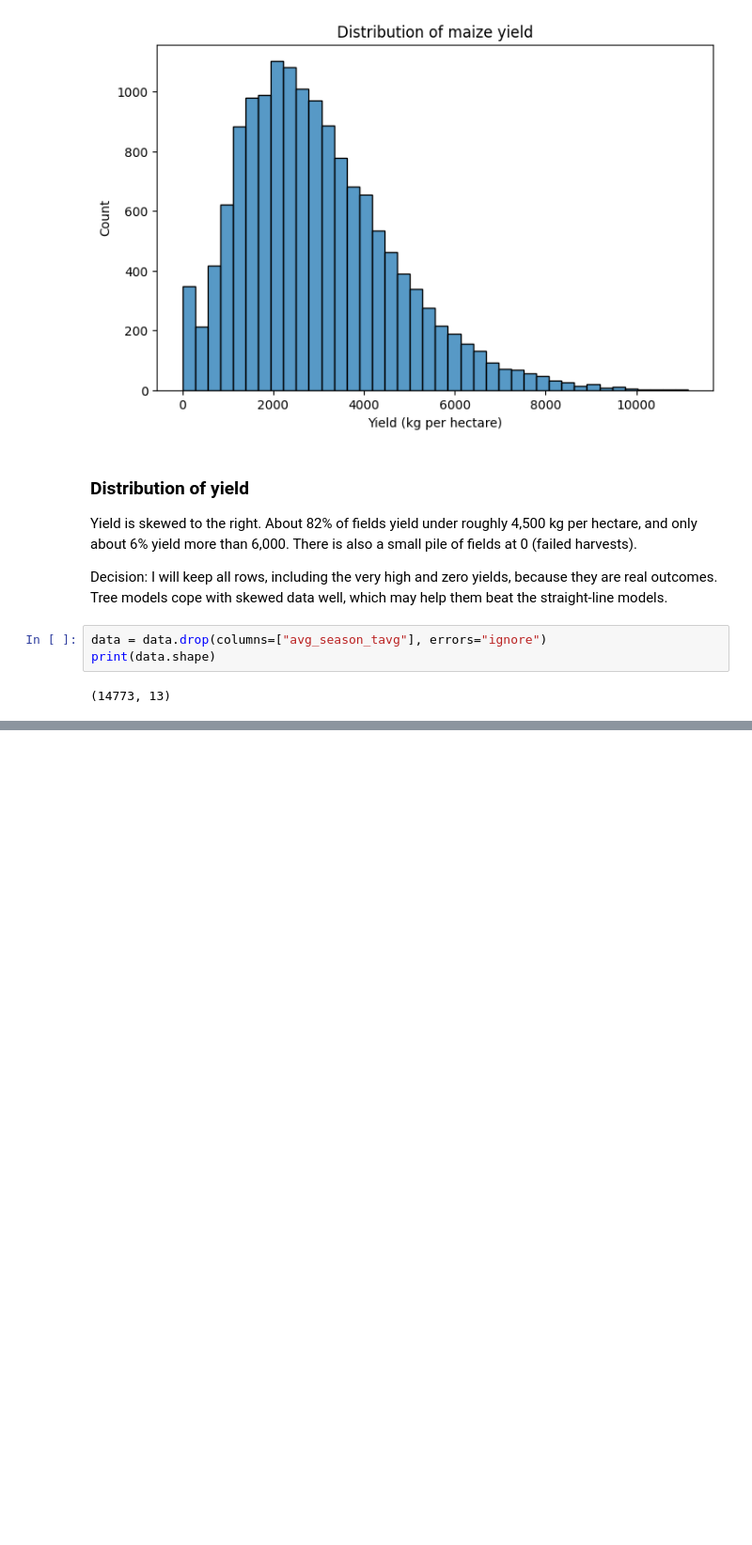
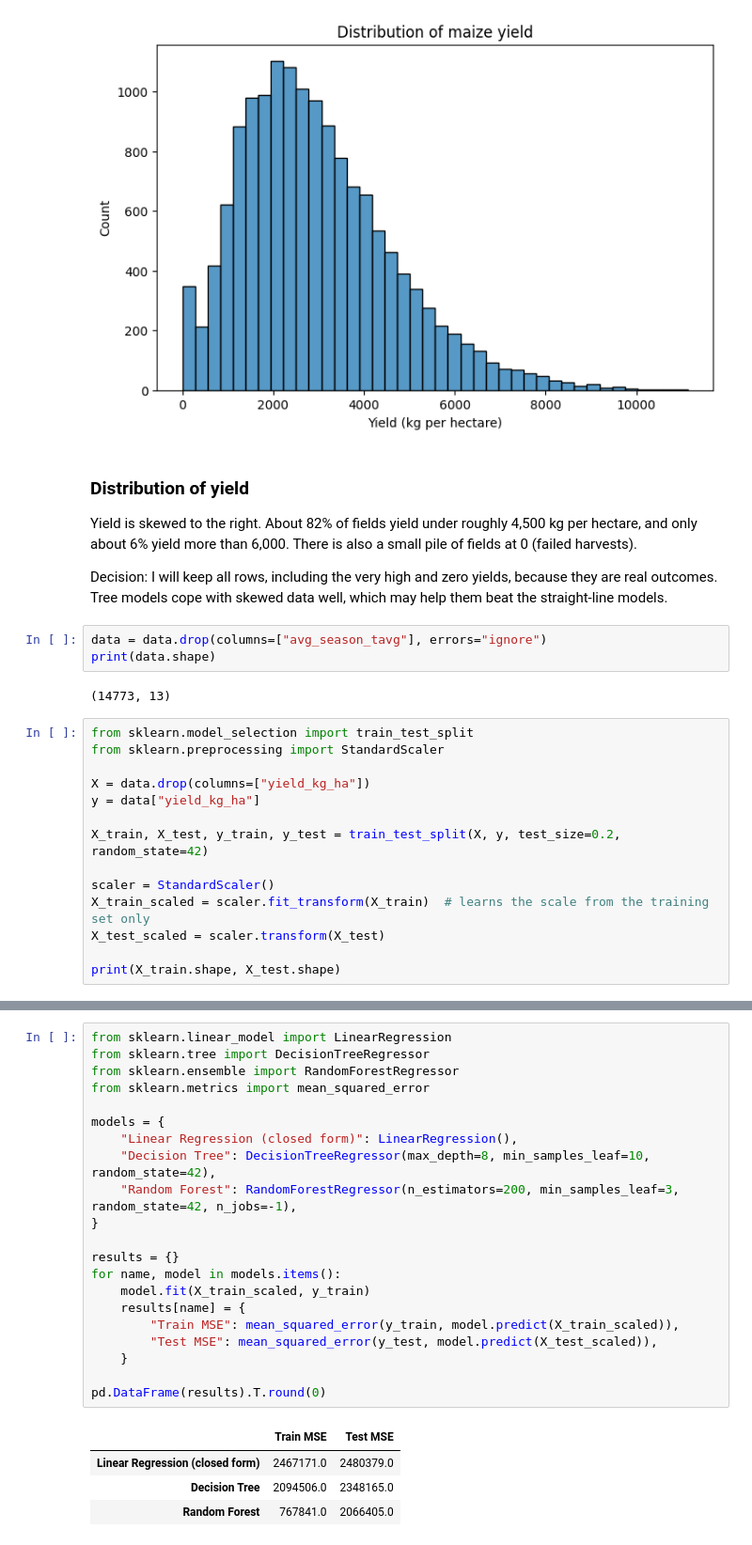
Before and after one commit to Ladecodes1/linear_regression_model, a Jupyter notebook: summative/linear_regression/multivariate.ipynb, the cells around one changed output, grey strips where cells are left out. Shown at 94% size. Cells and saved outputs as stored; diff of their text form; blank space fills up the shorter version.

Commit message:
Split and scale data, train linear regression, decision tree, random forest

```diff
--- a/summative/linear_regression/multivariate.ipynb
+++ b/summative/linear_regression/multivariate.ipynb
@@ -155,3 +155,17 @@ data = data.drop(columns=["avg_season_tavg"], errors="ignore")
 print(data.shape)
 # %% [output]
 (14773, 13)
+# %%
+from sklearn.model_selection import train_test_split
+from sklearn.preprocessing import StandardScaler
+
+X = data.drop(columns=["yield_kg_ha"])
+y = data["yield_kg_ha"]
+
+X_train, X_test, y_train, y_test = train_test_split(X, y, test_size=0.2, random_state=42)
+
+scaler = StandardScaler()
+X_train_scaled = scaler.fit_transform(X_train)  # learns the scale from the training set only
+X_test_scaled = scaler.transform(X_test)
+
+print(X_train.shape, X_test.shape)
@@ -157,0 +178,26 @@ print(data.shape)
+# %%
+from sklearn.linear_model import LinearRegression
+from sklearn.tree import DecisionTreeRegressor
+from sklearn.ensemble import RandomForestRegressor
+from sklearn.metrics import mean_squared_error
+
+models = {
+    "Linear Regression (closed form)": LinearRegression(),
+    "Decision Tree": DecisionTreeRegressor(max_depth=8, min_samples_leaf=10, random_state=42),
+    "Random Forest": RandomForestRegressor(n_estimators=200, min_samples_leaf=3, random_state=42, n_jobs=-1),
+}
+
+results = {}
+for name, model in models.items():
+    model.fit(X_train_scaled, y_train)
+    results[name] = {
+        "Train MSE": mean_squared_error(y_train, model.predict(X_train_scaled)),
+        "Test MSE": mean_squared_error(y_test, model.predict(X_test_scaled)),
+    }
+
+pd.DataFrame(results).T.round(0)
+# %% [output]
+|  | Train MSE | Test MSE |
+| Linear Regression (closed form) | 2467171.0 | 2480379.0 |
+| Decision Tree | 2094506.0 | 2348165.0 |
+| Random Forest | 767841.0 | 2066405.0 |
```
Also changed, not shown: parts of 2 cells of this notebook.
